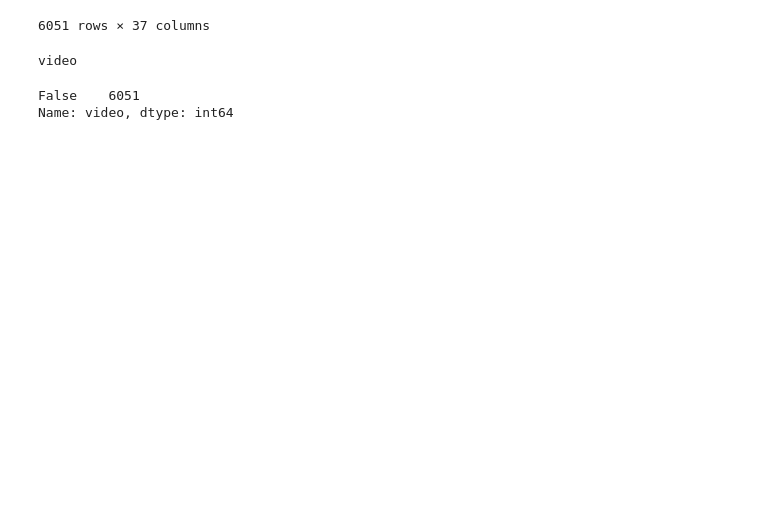
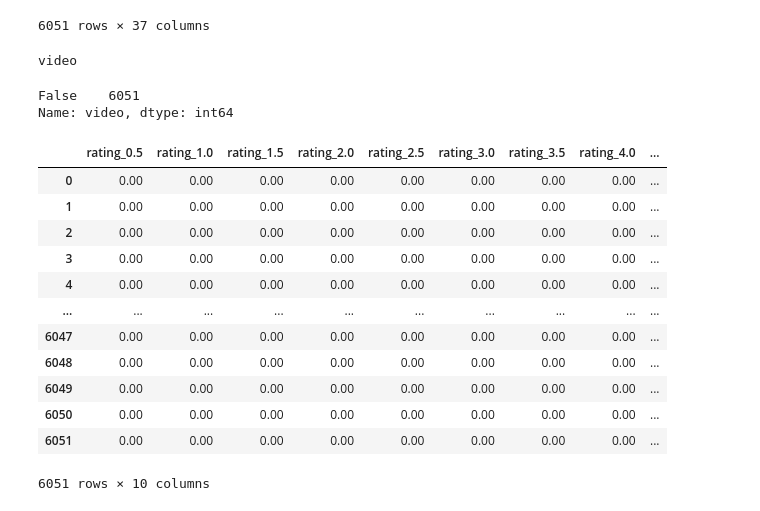
Before and after one commit to dmyrick/Movies_ETL, a Jupyter notebook: Movies_ETL.ipynb, the cells around one changed output. Saved outputs shown, nothing was run; the diff lists cells and outputs as text; code cells hidden in the pictures; blank space fills up the shorter version.

Commit message:
Transformed and merged rating data.

```diff
--- a/Movies_ETL.ipynb
+++ b/Movies_ETL.ipynb
@@ -1247,0 +1255,29 @@ movies_df.rename({'id':'kaggle_id',
+# %%
+# Pivot the data.
+rating_counts = ratings.groupby(['movieId','rating'], as_index=False).count() \
+                .rename({'userId':'count'}, axis=1) \
+                .pivot(index='movieId',columns='rating', values='count')
+# %%
+# Rename the columns.
+rating_counts.columns = ['rating_' + str(col) for col in rating_counts.columns]
+# %%
+# Use left merge to merge the data.
+movies_with_ratings_df = pd.merge(movies_df, rating_counts, left_on='kaggle_id', right_index=True, how='left')
+# %%
+# Fill in missing values with 0's.
+movies_with_ratings_df[rating_counts.columns] = movies_with_ratings_df[rating_counts.columns].fillna(0)
+movies_with_ratings_df[rating_counts.columns]
+# %% [output]
+|  | rating_0.5 | rating_1.0 | rating_1.5 | rating_2.0 | rating_2.5 | rating_3.0 | rating_3.5 | rating_4.0 | ... |
+| 0 | 0.00 | 0.00 | 0.00 | 0.00 | 0.00 | 0.00 | 0.00 | 0.00 | ... |
+| 1 | 0.00 | 0.00 | 0.00 | 0.00 | 0.00 | 0.00 | 0.00 | 0.00 | ... |
+| 2 | 0.00 | 0.00 | 0.00 | 0.00 | 0.00 | 0.00 | 0.00 | 0.00 | ... |
+| 3 | 0.00 | 0.00 | 0.00 | 0.00 | 0.00 | 0.00 | 0.00 | 0.00 | ... |
+| 4 | 0.00 | 0.00 | 0.00 | 0.00 | 0.00 | 0.00 | 0.00 | 0.00 | ... |
+| ... | ... | ... | ... | ... | ... | ... | ... | ... | ... |
+| 6047 | 0.00 | 0.00 | 0.00 | 0.00 | 0.00 | 0.00 | 0.00 | 0.00 | ... |
+| 6048 | 0.00 | 0.00 | 0.00 | 0.00 | 0.00 | 0.00 | 0.00 | 0.00 | ... |
+| 6049 | 0.00 | 0.00 | 0.00 | 0.00 | 0.00 | 0.00 | 0.00 | 0.00 | ... |
+| 6050 | 0.00 | 0.00 | 0.00 | 0.00 | 0.00 | 0.00 | 0.00 | 0.00 | ... |
+| 6051 | 0.00 | 0.00 | 0.00 | 0.00 | 0.00 | 0.00 | 0.00 | 0.00 | ... |
+6051 rows × 10 columns
```
Also changed, not shown: parts of 2 cells of this notebook.
